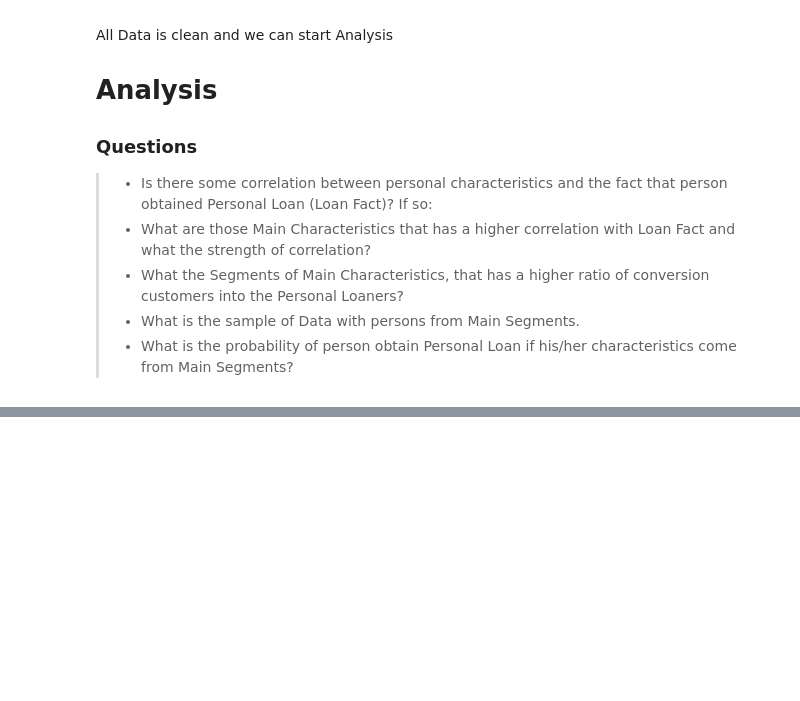
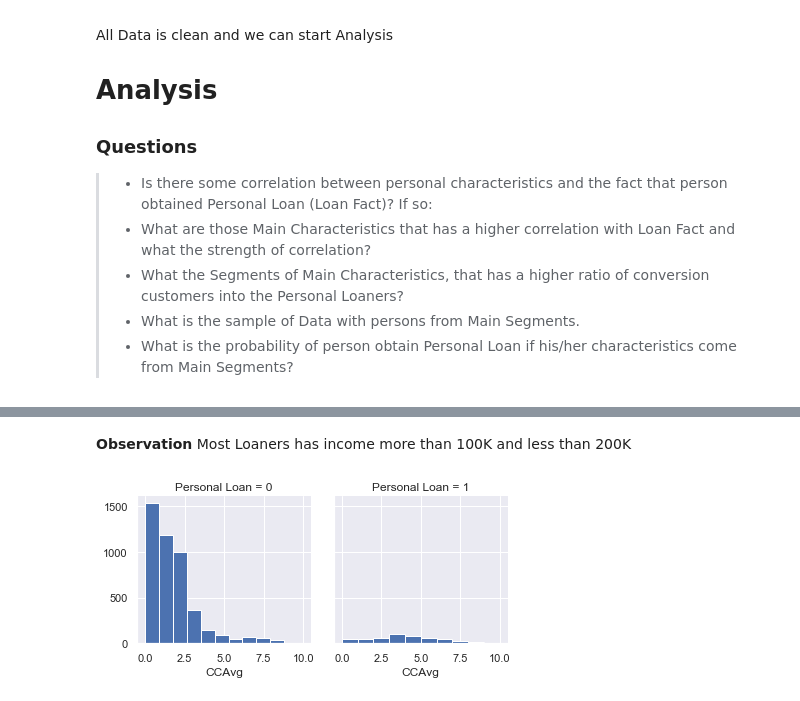
Before and after one commit to Alex-Romanenko/Bank_Looking_For_Clients, a Jupyter notebook: 00_main.ipynb, the cells around one changed output, grey strips where cells are left out. Saved outputs shown, nothing was run; the diff lists cells and outputs as text; code cells hidden in the pictures; blank space fills up the shorter version.

```diff
--- a/00_main.ipynb
+++ b/00_main.ipynb
@@ -255,0 +361,8 @@ All Data is clean and we can start Analysis
+# %% [markdown]
+**Observation**
+Most Loaners has income more than 100K and less than 200K
+# %%
+grid = sns.FacetGrid(df, col = 'Personal Loan')
+grid.map(plt.hist, 'CCAvg');
+# %% [output]
+[figure, added]
```
Also changed, not shown: parts of 39 cells of this notebook.
